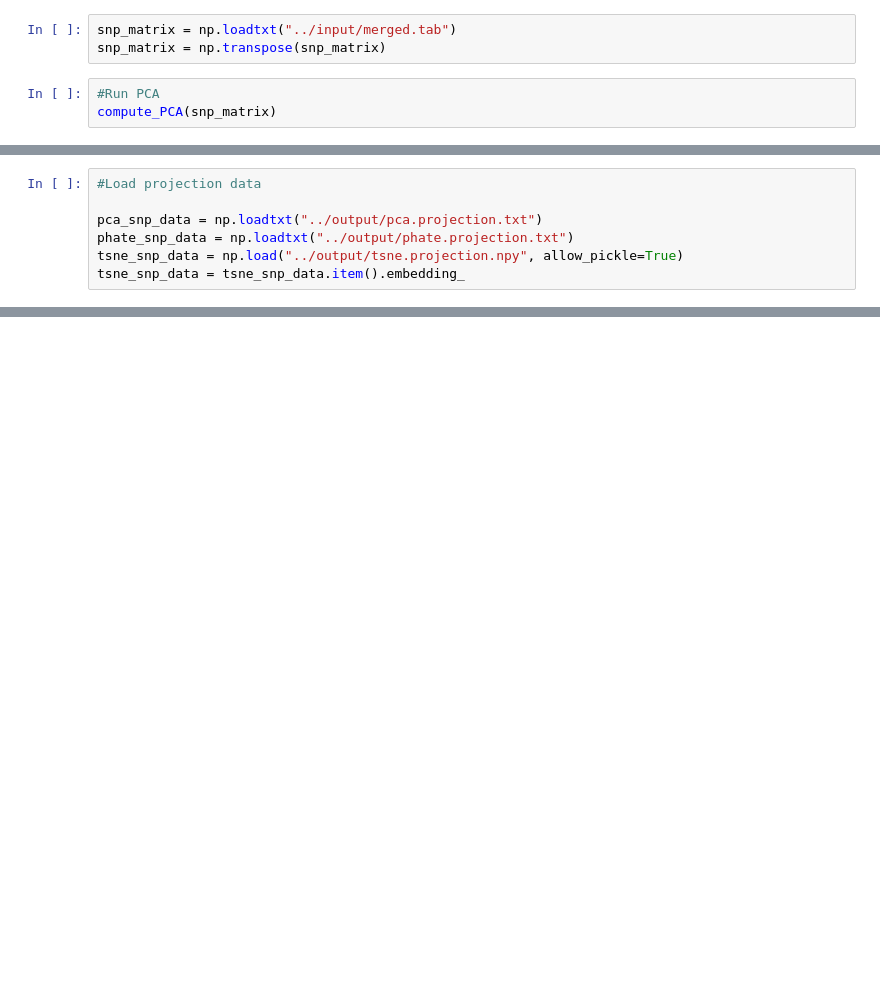
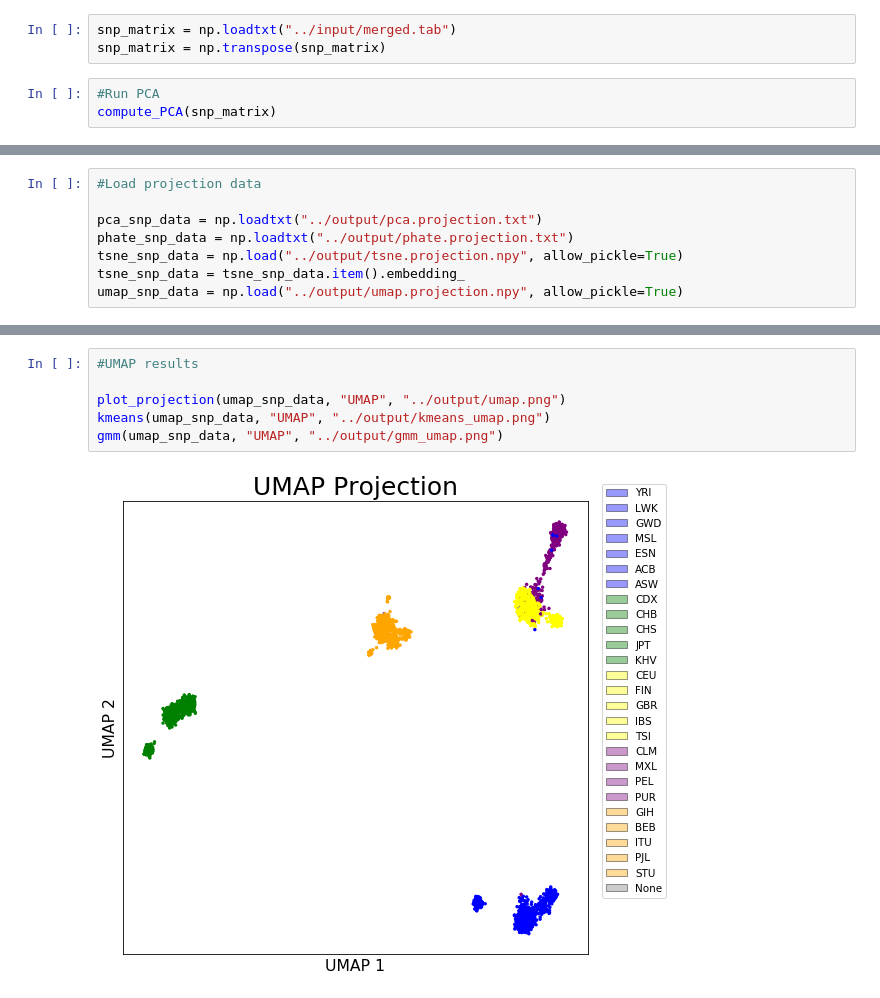
Before and after one commit to aksinghal5590/CSE284_PCA_Alternatives, a Jupyter notebook: src/phate_clustering.ipynb, the cells around one changed output, grey strips where cells are left out. Saved outputs shown, nothing was run; the diff lists cells and outputs as text; blank space fills up the shorter version.

```diff
--- a/src/phate_clustering.ipynb
+++ b/src/phate_clustering.ipynb
@@ -88,4 +126,5 @@ pca_snp_data = np.loadtxt("../output/pca.projection.txt")
 phate_snp_data = np.loadtxt("../output/phate.projection.txt")
 tsne_snp_data = np.load("../output/tsne.projection.npy", allow_pickle=True)
 tsne_snp_data = tsne_snp_data.item().embedding_
+umap_snp_data = np.load("../output/umap.projection.npy", allow_pickle=True)
 # %%
@@ -161,0 +160,8 @@ plot_projection(tsne_snp_data, "tSNE", "../output/tSNE.png")
+# %%
+#UMAP results
+
+plot_projection(umap_snp_data, "UMAP", "../output/umap.png")
+kmeans(umap_snp_data, "UMAP", "../output/kmeans_umap.png")
+gmm(umap_snp_data, "UMAP", "../output/gmm_umap.png")
+# %% [output]
+[figure, added]
```
Also changed, not shown: parts of 15 cells of this notebook, 15 other files.
